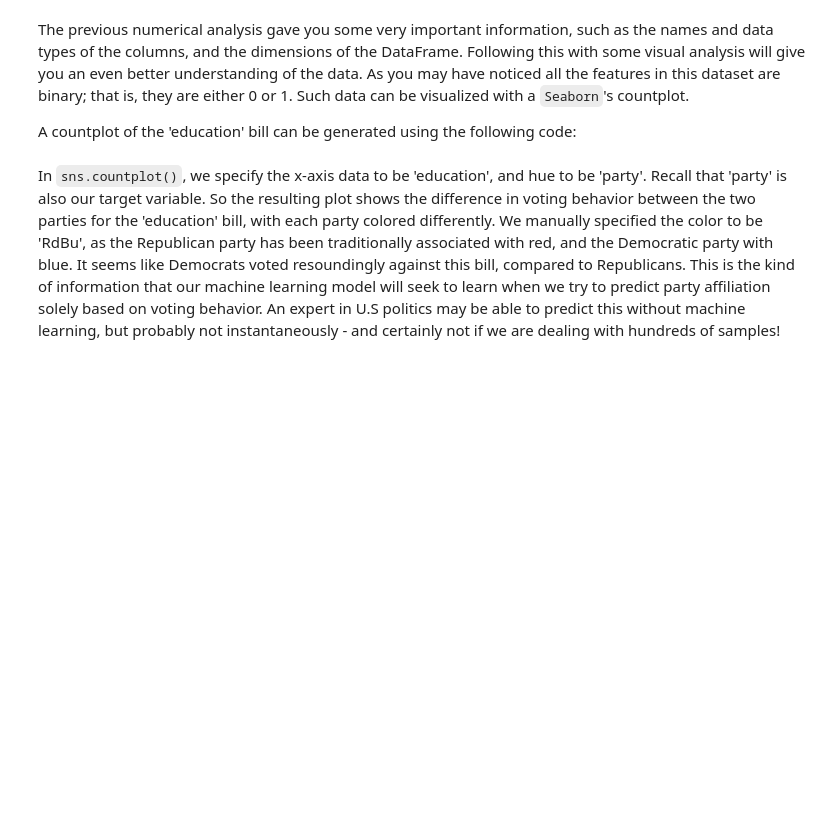
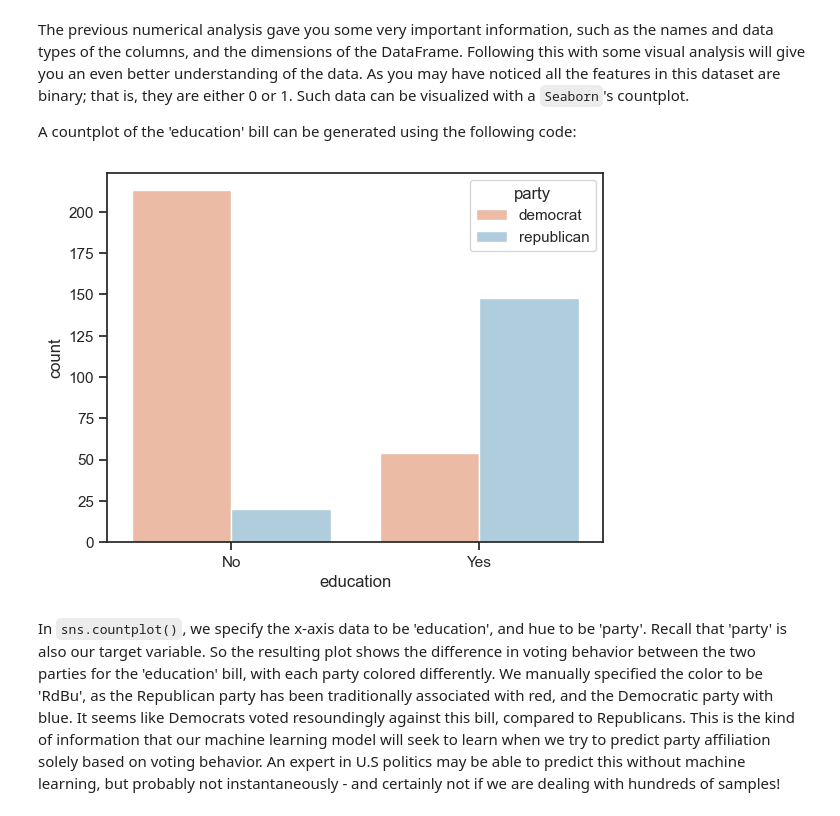
Before and after one commit to onlybuzy/Homework_VA_25, a Jupyter notebook: Classification.ipynb, the cells around one changed output. Cells and saved outputs as stored; diff of their text form; code cells hidden in the pictures; blank space fills up the shorter version.

```diff
--- a/Classification.ipynb
+++ b/Classification.ipynb
@@ -50,12 +63,14 @@ A countplot of the 'education' bill can be generated using the following code:
 # %%
 import seaborn as sns
 import matplotlib.pyplot as plt
-sns.set(style="ticks", color_codes=True)
+sns.set_theme(style="ticks", color_codes=True)
 
 plt.figure()
 sns.countplot(x='education', hue='party', data=df, palette='RdBu')
 plt.xticks([0,1], ['No', 'Yes'])
 plt.show()
+# %% [output]
+[figure, added]
 # %% [markdown]
 In `sns.countplot()`, we specify the x-axis data to be 'education', and hue to be 'party'. Recall that 'party' is also our target variable. So the resulting plot shows the difference in voting behavior between the two parties for the 'education' bill, with each party colored differently. We manually specified the color to be 'RdBu', as the Republican party has been traditionally associated with red, and the Democratic party with blue.
 It seems like Democrats voted resoundingly against this bill, compared to Republicans. This is the kind of information that our machine learning model will seek to learn when we try to predict party affiliation solely based on voting behavior. An expert in U.S politics may be able to predict this without machine learning, but probably not instantaneously - and certainly not if we are dealing with hundreds of samples!
```
Also changed, not shown: parts of 14 cells of this notebook.
